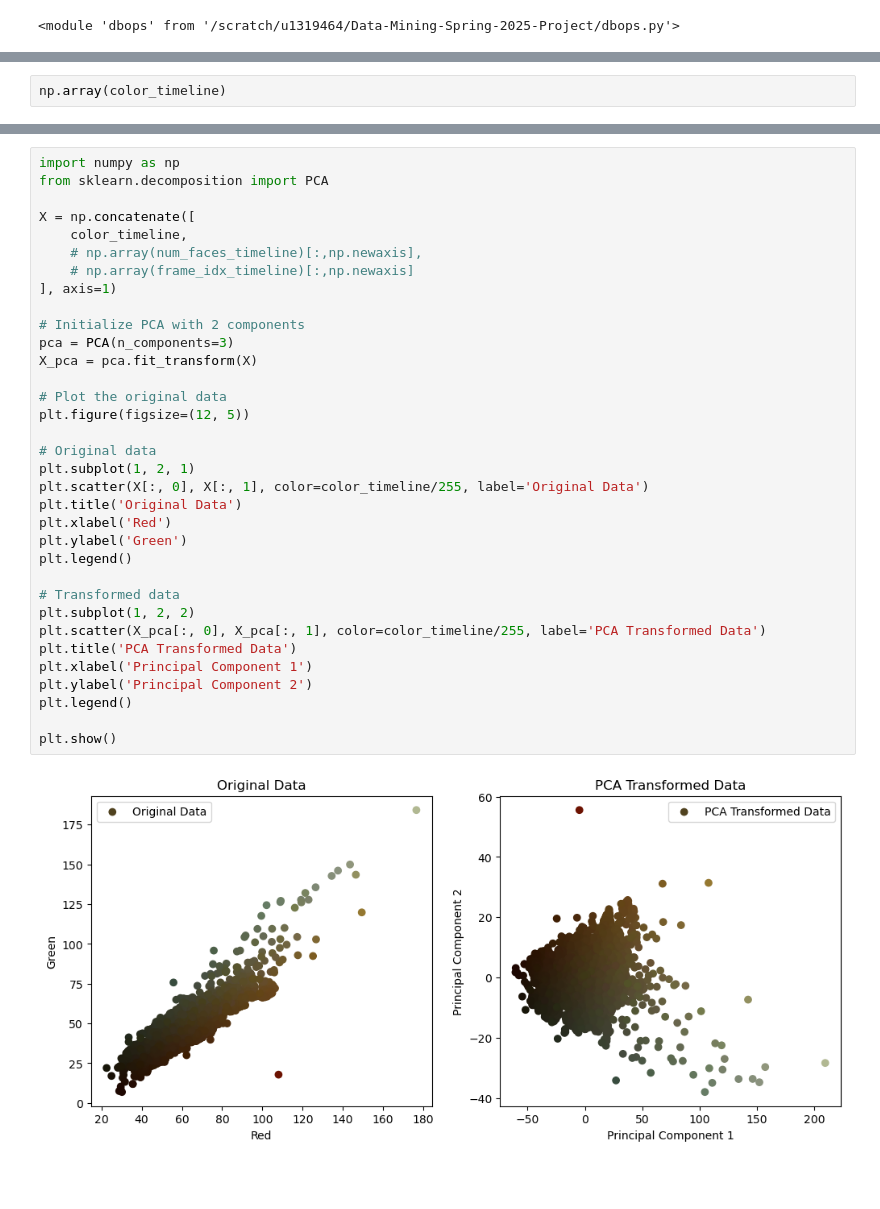
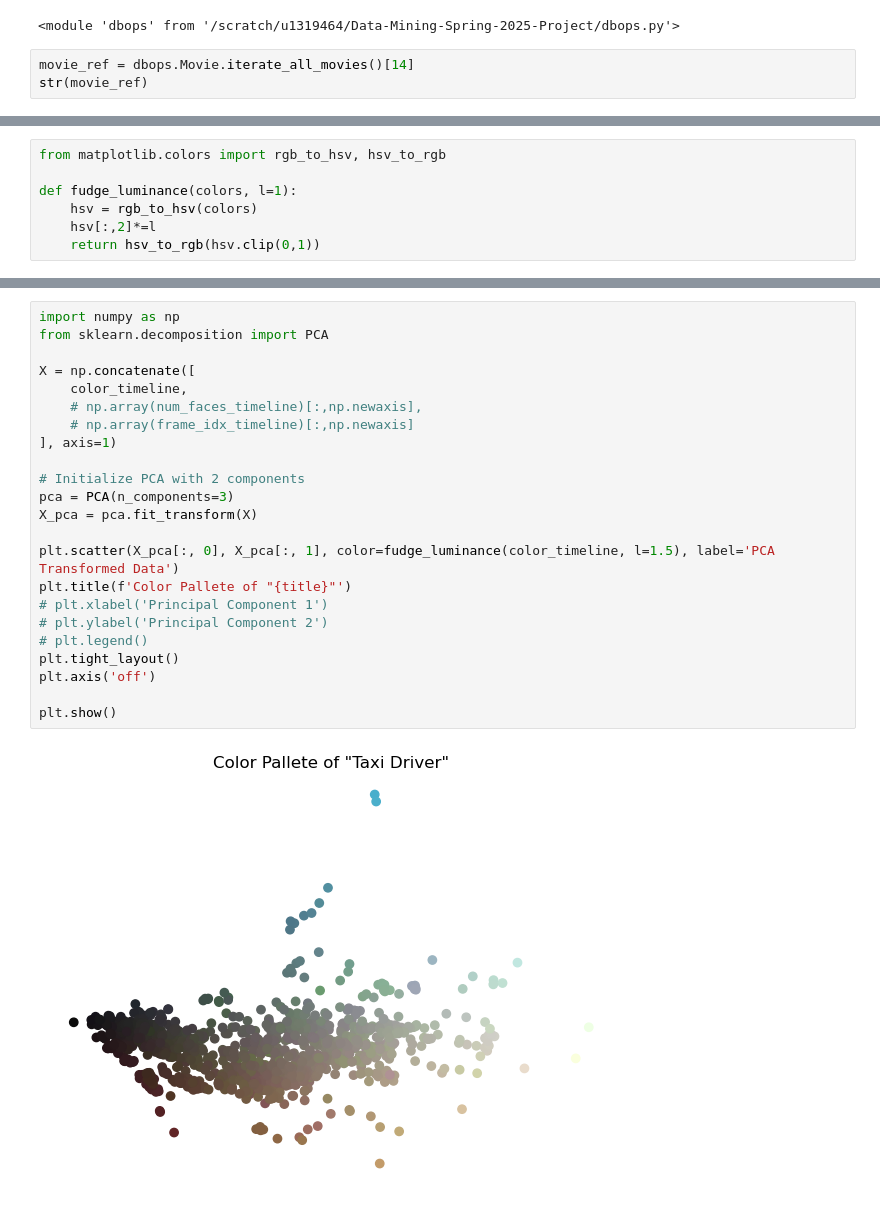
Before and after one commit to haotsai101/Data-Mining-Spring-2025-Project, a Jupyter notebook: Make Average Frame Color Plot.ipynb, the cells around one changed output, grey strips where cells are left out. Cells and saved outputs as stored; diff of their text form; blank space fills up the shorter version.

```diff
--- a/Make Average Frame Color Plot.ipynb
+++ b/Make Average Frame Color Plot.ipynb
@@ -10,3 +10,6 @@ import glob
 importlib.reload(dbops)  # Reload the module from source
 # %% [output]
 <module 'dbops' from '/scratch/u1319464/Data-Mining-Spring-2025-Project/dbops.py'>
+# %%
+movie_ref = dbops.Movie.iterate_all_movies()[14]
+str(movie_ref)
@@ -39,2 +38,7 @@ color_timeline = np.array(color_timeline)
 # %%
-np.array(color_timeline)
+from matplotlib.colors import rgb_to_hsv, hsv_to_rgb
+
+def fudge_luminance(colors, l=1):
+    hsv = rgb_to_hsv(colors)
+    hsv[:,2]*=l
+    return hsv_to_rgb(hsv.clip(0,1))
@@ -73,36 +81,25 @@ None
 # %%
 import numpy as np
 from sklearn.decomposition import PCA
 
 X = np.concatenate([
     color_timeline,
     # np.array(num_faces_timeline)[:,np.newaxis],
     # np.array(frame_idx_timeline)[:,np.newaxis]
 ], axis=1)
 
 # Initialize PCA with 2 components
 pca = PCA(n_components=3)
 X_pca = pca.fit_transform(X)
 
-# Plot the original data
-plt.figure(figsize=(12, 5))
-
-# Original data
-plt.subplot(1, 2, 1)
-plt.scatter(X[:, 0], X[:, 1], color=color_timeline/255, label='Original Data')
-plt.title('Original Data')
-plt.xlabel('Red')
-plt.ylabel('Green')
-plt.legend()
-
-# Transformed data
-plt.subplot(1, 2, 2)
-plt.scatter(X_pca[:, 0], X_pca[:, 1], color=color_timeline/255, label='PCA Transformed Data')
-plt.title('PCA Transformed Data')
-plt.xlabel('Principal Component 1')
-plt.ylabel('Principal Component 2')
-plt.legend()
+plt.scatter(X_pca[:, 0], X_pca[:, 1], color=fudge_luminance(color_timeline, l=1.5), label='PCA Transformed Data')
+plt.title(f'Color Pallete of "{title}"')
+# plt.xlabel('Principal Component 1')
+# plt.ylabel('Principal Component 2')
+# plt.legend()
+plt.tight_layout()
+plt.axis('off')
 
 plt.show()
 # %% [output]
-[figure, old version]
+[figure, new version]
```
Also changed, not shown: parts of 9 cells of this notebook, 3 other files.
